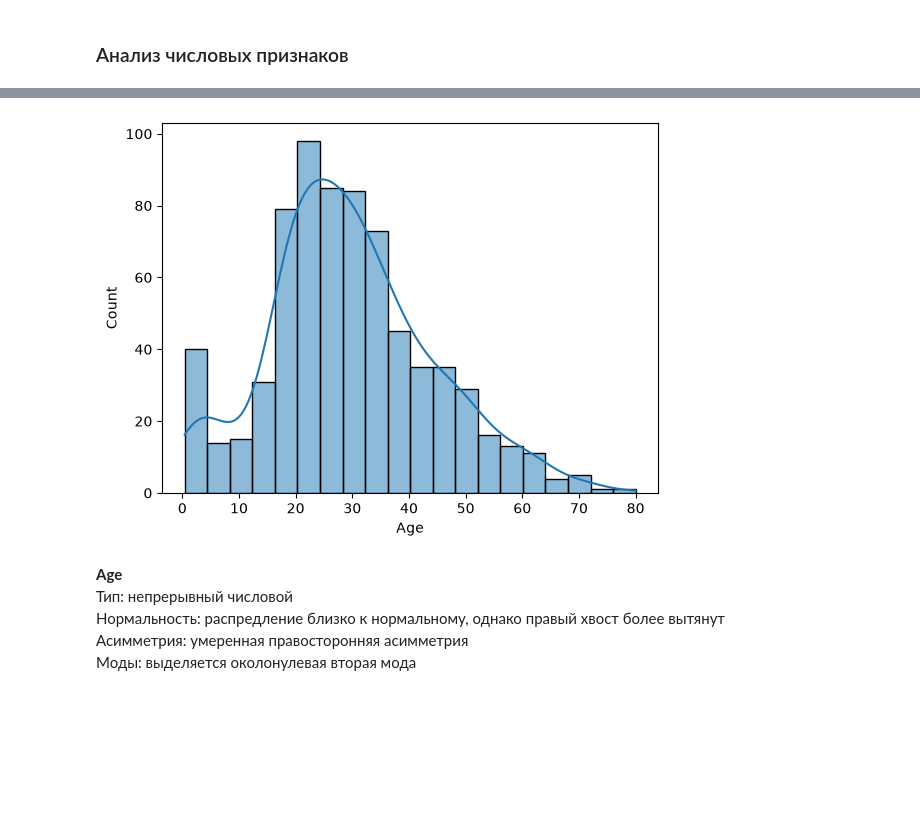
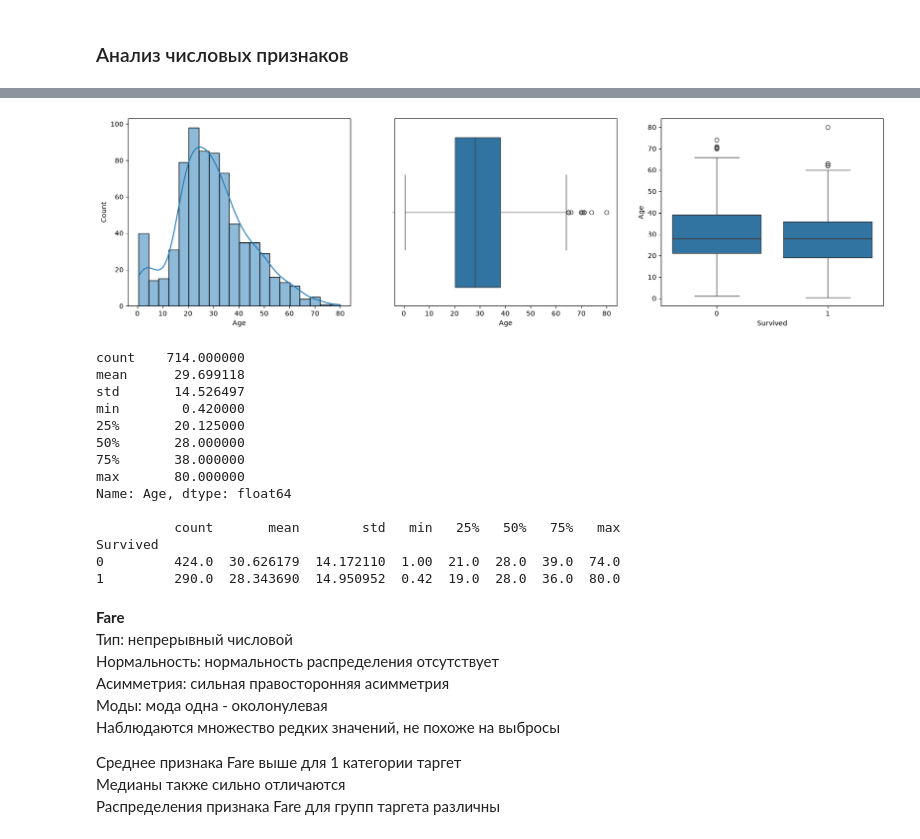
Before and after one commit to tirnish/titanic-ml, a Jupyter notebook: notebooks/01_eda.ipynb, the cells around one changed output, grey strips where cells are left out. Drawn from its saved outputs; the diff is of its cells as text; code cells hidden in the pictures; blank space fills up the shorter version.

```diff
--- a/notebooks/01_eda.ipynb
+++ b/notebooks/01_eda.ipynb
@@ -118,8 +119,8 @@ dtype: int64
 Разделим на числовые и категориальные признаки
 # %%
 num_features = ['Age', 'Fare', 'SibSp', 'Parch']
-ordinal_features = ['Pclass']
-cat_features = ['Sex', 'Embarked']
+cat_features = ['Sex', 'Embarked', 'Pclass']
+
 drop_features = ['PassengerId']
 
 # Признаки, возможно содержащие полезную ифнмоцию, но требующие специальной обработки
@@ -247,0 +241,19 @@ train[num_features].describe()
+# %%
+def analysis_of_numerical_features(col):
+    plt.figure(figsize=(20, 5))
+
+    plt.subplot(1, 3, 1)
+    sns.histplot(data=train, x=col, kde=True)
+    plt.subplot(1, 3, 2)
+    sns.boxplot(data=train, x=col);
+
+
+
+
+    # Связь числовых признаков с целевой переменной
+    plt.subplot(1, 3, 3)
+    sns.boxplot(data=train, x=target, y=col)
+    plt.show()
+    print(train[col].describe())
+    print()
+    print(train.groupby(target)[col].describe())
@@ -248,11 +273,30 @@ train[num_features].describe()
 # %%
-sns.histplot(data=train, x='Age', kde=True);
+analysis_of_numerical_features('Age')
 # %% [output]
-[figure, old version]
+[figure, new version]
+count    714.000000
+mean      29.699118
+std       14.526497
+min        0.420000
+25%       20.125000
+50%       28.000000
+75%       38.000000
+max       80.000000
+Name: Age, dtype: float64
+
+          count       mean        std   min   25%   50%   75%   max
+Survived
+0         424.0  30.626179  14.172110  1.00  21.0  28.0  39.0  74.0
+1         290.0  28.343690  14.950952  0.42  19.0  28.0  36.0  80.0
-# %% [markdown]
-**Age**
-Тип: непрерывный числовой
-Нормальность: распредление близко к нормальному, однако правый хвост более вытянут
-Асимметрия: умеренная правосторонняя асимметрия
-Моды: выделяется околонулевая вторая мода
+# %% [markdown]
+**Fare**
+Тип: непрерывный числовой
+Нормальность: нормальность распределения отсутствует
+Асимметрия: сильная правосторонняя асимметрия
+Моды: мода одна - околонулевая
+Наблюдаются множество редких значений, не похоже на выбросы
+
+Среднее признака Fare выше для 1 категории таргет
+Медианы также сильно отличаются
+Распределения признака Fare для групп таргета различны
 # %%
```
Also changed, not shown: parts of 47 cells of this notebook.
